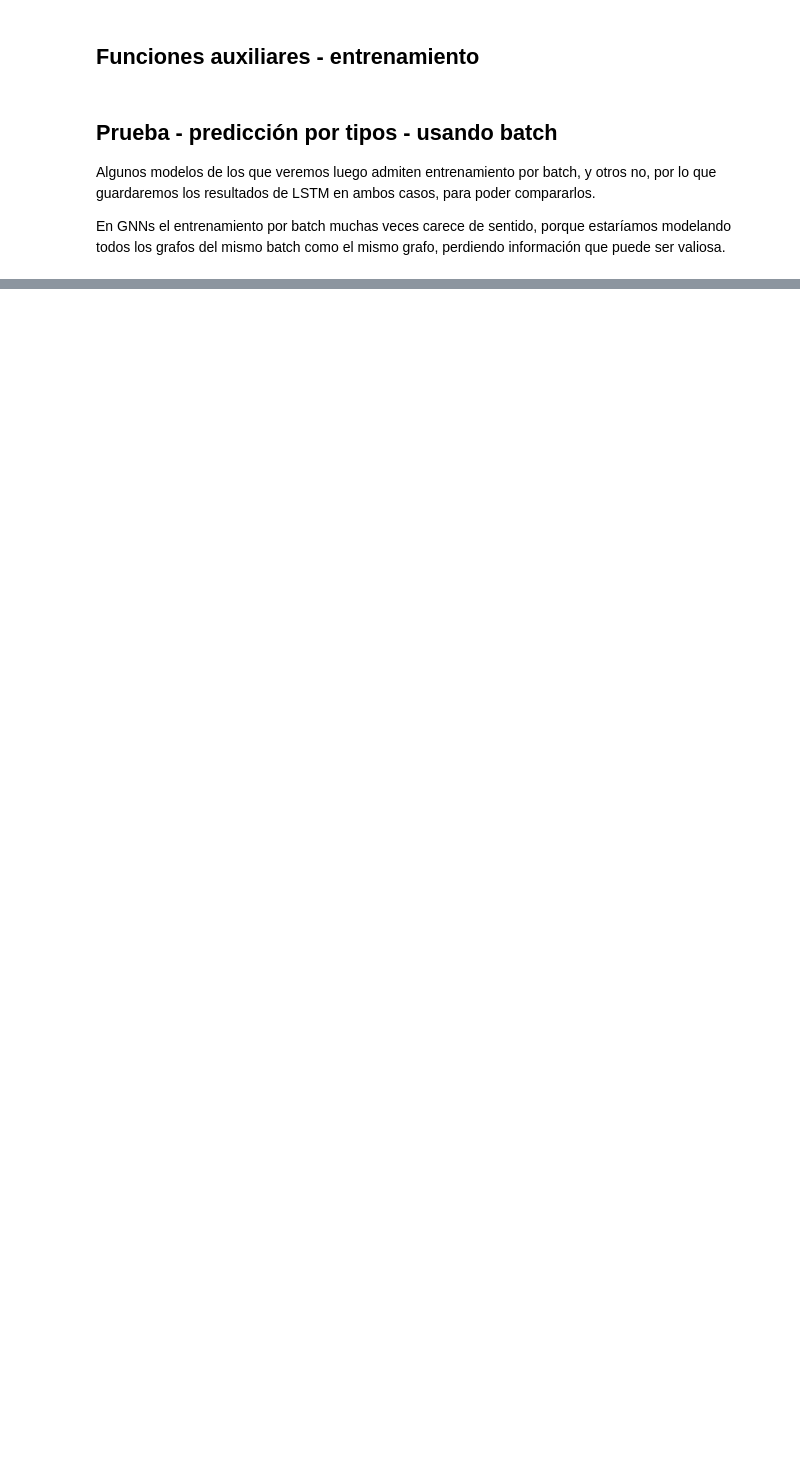
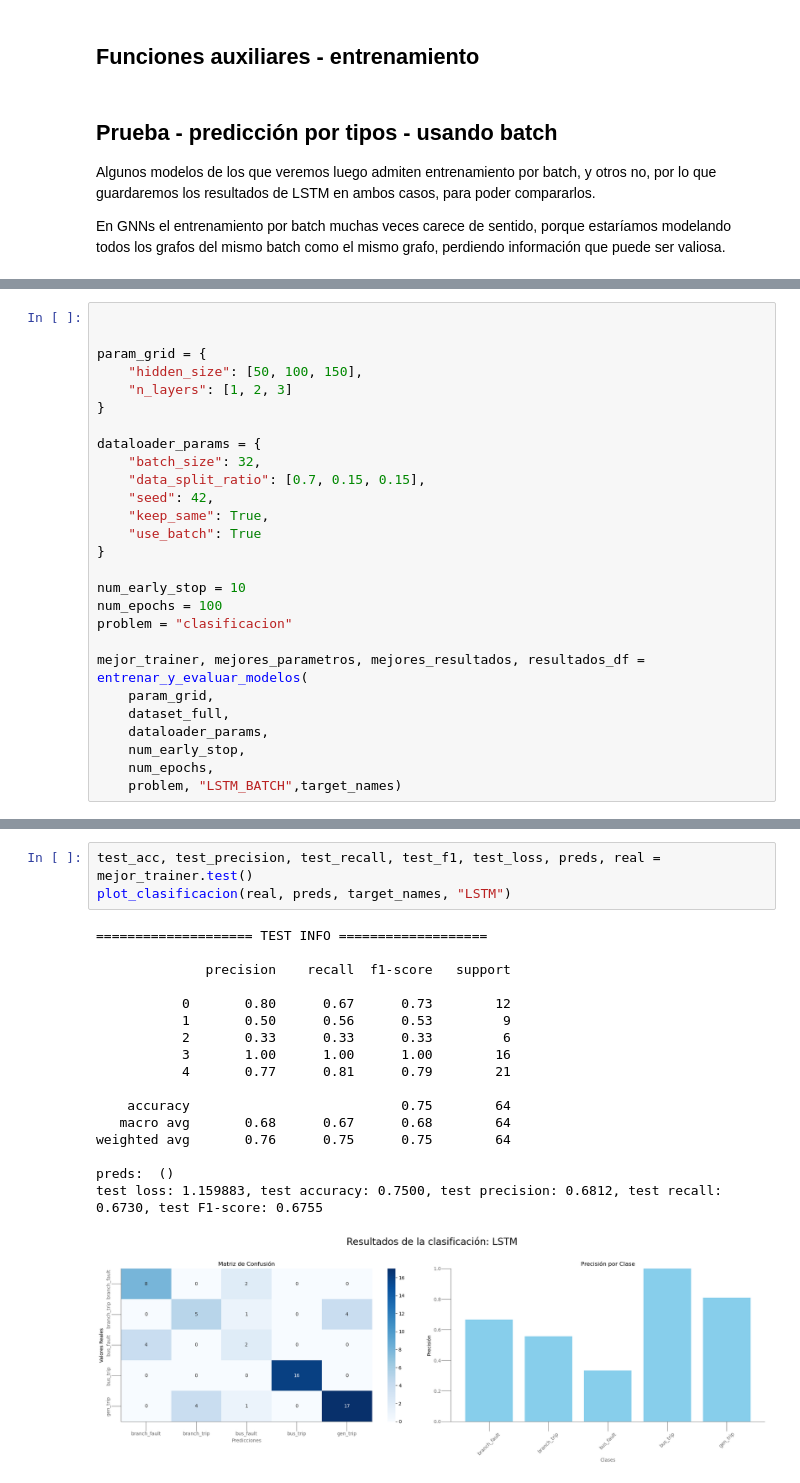
Before and after one commit to maaguado/GNNs_PowerGraph, a Jupyter notebook: TFM/clasificacion/lstm.ipynb, the cells around one changed output, grey strips where cells are left out. Cells and saved outputs as stored; diff of their text form; blank space fills up the shorter version.

Commit message:
requirements actualizado + clasificacion lstm completa

```diff
--- a/TFM/clasificacion/lstm.ipynb
+++ b/TFM/clasificacion/lstm.ipynb
@@ -136,0 +152,27 @@ test loss: 1.204880, test accuracy: 0.7024, test precision: 0.5542, test recall:
+# %%
+
+
+param_grid = {
+    "hidden_size": [50, 100, 150],
+    "n_layers": [1, 2, 3]
+}
+
+dataloader_params = {
+    "batch_size": 32,
+    "data_split_ratio": [0.7, 0.15, 0.15],
+    "seed": 42,
+    "keep_same": True,
+    "use_batch": True
+}
+
+num_early_stop = 10
+num_epochs = 100
+problem = "clasificacion"
+
+mejor_trainer, mejores_parametros, mejores_resultados, resultados_df = entrenar_y_evaluar_modelos(
+    param_grid,
+    dataset_full,
+    dataloader_params,
+    num_early_stop,
+    num_epochs,
+    problem, "LSTM_BATCH",target_names)
@@ -136,0 +353,21 @@ test loss: 1.204880, test accuracy: 0.7024, test precision: 0.5542, test recall:
+# %%
+test_acc, test_precision, test_recall, test_f1, test_loss, preds, real = mejor_trainer.test()
+plot_clasificacion(real, preds, target_names, "LSTM")
+# %% [output]
+==================== TEST INFO ===================
+
+              precision    recall  f1-score   support
+
+           0       0.80      0.67      0.73        12
+           1       0.50      0.56      0.53         9
+           2       0.33      0.33      0.33         6
+           3       1.00      1.00      1.00        16
+           4       0.77      0.81      0.79        21
+
+    accuracy                           0.75        64
+   macro avg       0.68      0.67      0.68        64
+weighted avg       0.76      0.75      0.75        64
+
+preds:  ()
+test loss: 1.159883, test accuracy: 0.7500, test precision: 0.6812, test recall: 0.6730, test F1-score: 0.6755
+[figure, added]
```
Also changed, not shown: parts of 13 cells of this notebook, 7 other files.
